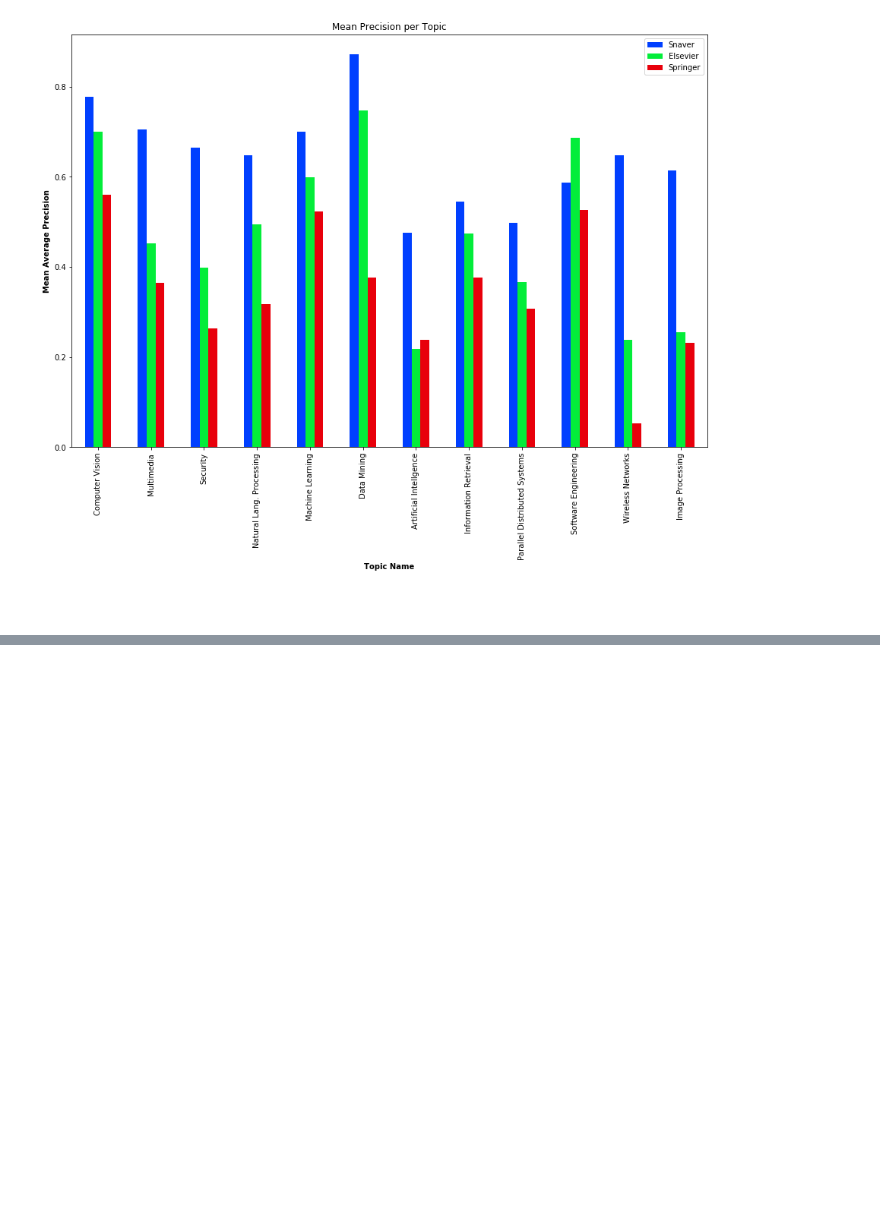
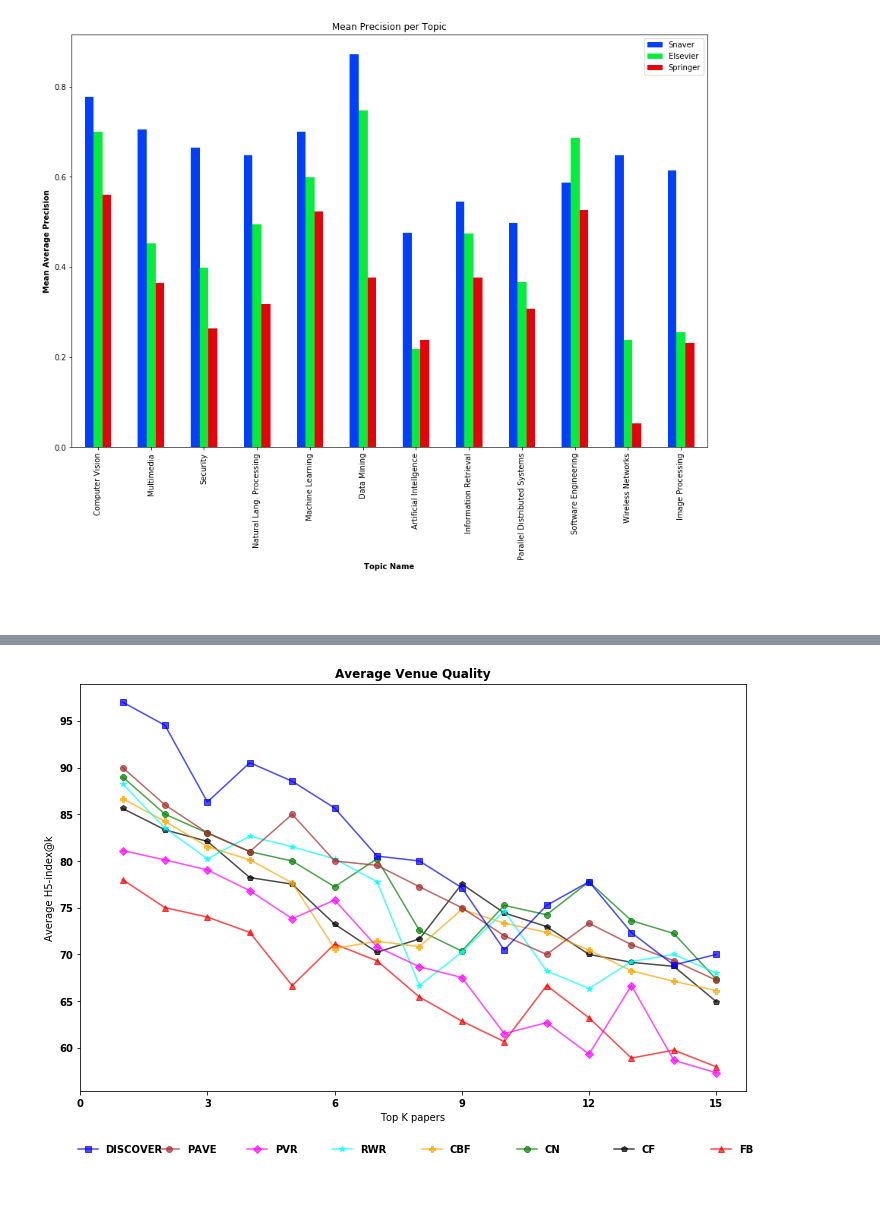
Before and after one commit to RTG8055/IIT-BHU, a Jupyter notebook: result-metric-I/Graphs.ipynb, the cells around one changed output, grey strips where cells are left out. Saved outputs shown, nothing was run; the diff lists cells and outputs as text; code cells hidden in the pictures; blank space fills up the shorter version.

```diff
--- a/result-metric-I/Graphs.ipynb
+++ b/result-metric-I/Graphs.ipynb
@@ -279,0 +280,28 @@ plt.savefig("venuequal1.eps",dpi=300)
+# %%
+df4 = pd.read_excel("new_venuewuality.xlsx")
+# %%
+plt.rcParams["font.weight"] = "bold"
+# plt.rcParams["axes.labelweight"] = "bold"
+fig = plt.figure(figsize=(11.93,7.5))
+ax = plt.subplot(111)
+l1=ax.plot(np.arange(1,16,1),df4.FB,alpha=0.7,color='red',marker='^',markersize=6)
+l2=ax.plot(np.arange(1,16,1),df4.CF,alpha=0.7,color='black',marker='p',markersize=6)
+l3=ax.plot(np.arange(1,16,1),df4.CN,alpha=0.7,color='green',marker='8',markersize=6)
+l4=ax.plot(np.arange(1,16,1),df4.CBF,alpha=0.7,color='orange',marker='P',markersize=6)
+l5=ax.plot(np.arange(1,16,1),df4.RWR,alpha=0.7,color='aqua',marker='*',markersize=6)
+l6=ax.plot(np.arange(1,16,1),df4.PVR,alpha=0.7,color='magenta',marker='D',markersize=6)
+l7=ax.plot(np.arange(1,16,1),df4.PAVE,alpha=0.7,color='brown',marker='o',markersize=6)
+l8=ax.plot(np.arange(1,16,1),df4.DISCOVER,alpha=0.7,color='blue',marker='s',markersize=6)
+ax.set_xticks(np.arange(0,16,3))
+plt.legend(bbox_to_anchor=(0.54,-0.5), loc="lower left", bbox_transform=fig.transFigure,ncol=8, mode="expand",labelspacing = 0.1,borderaxespad=27,columnspacing=0.,frameon=False)
+
+# plt.axis([0.99,20.01,0.59,1.01])
+ax.set_title("Average Venue Quality",fontweight="bold")
+ax.set_xlabel("Top K papers")
+ax.set_ylabel("Average H5-index@k")
+plt.savefig("new_venuequal3.png",dpi=300)
+plt.savefig("new_venuequal3.eps",dpi=300)
+# %% [output]
+[figure, added]
+# %% [markdown]
+#
```
Also changed, not shown: parts of 3 cells of this notebook, 15 other files.
